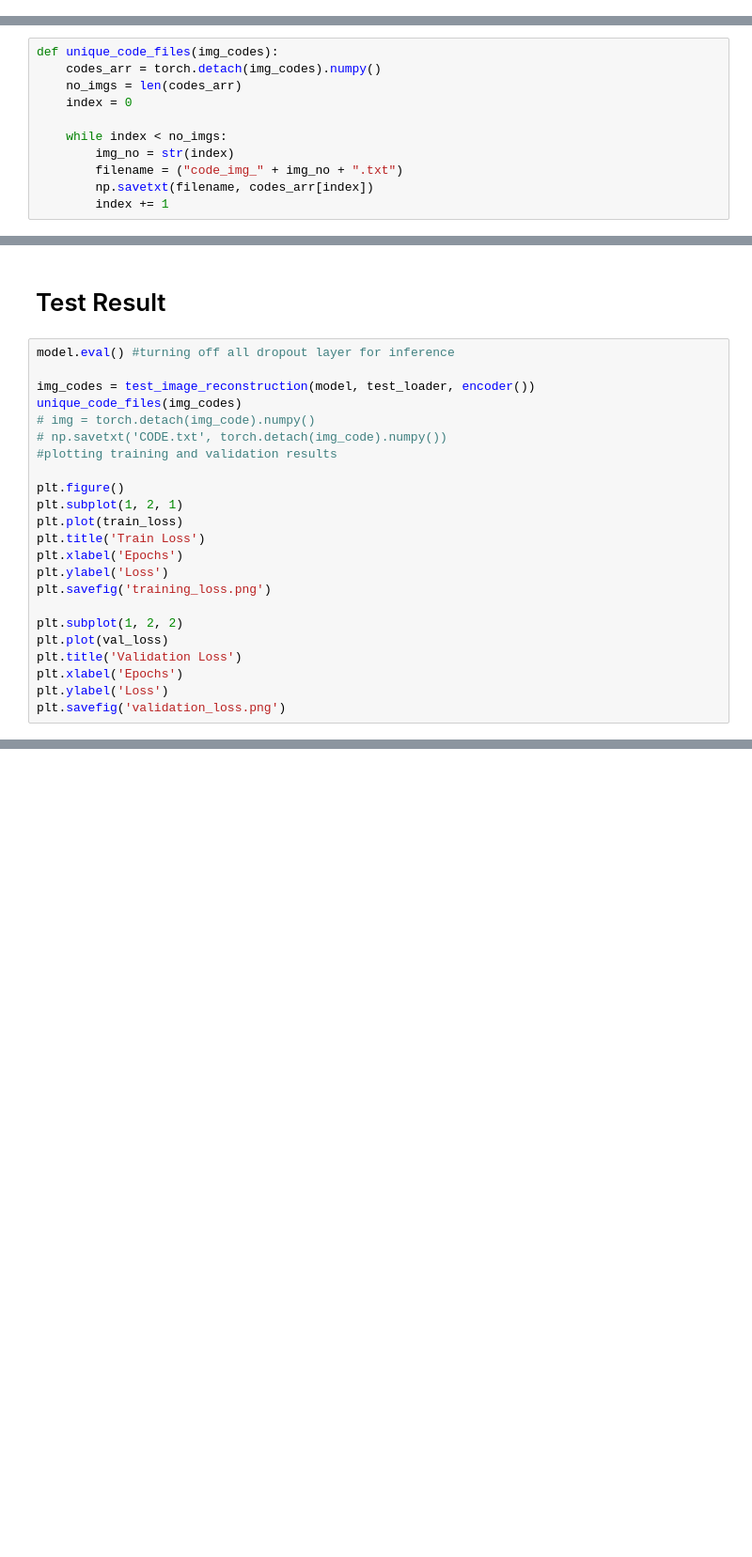
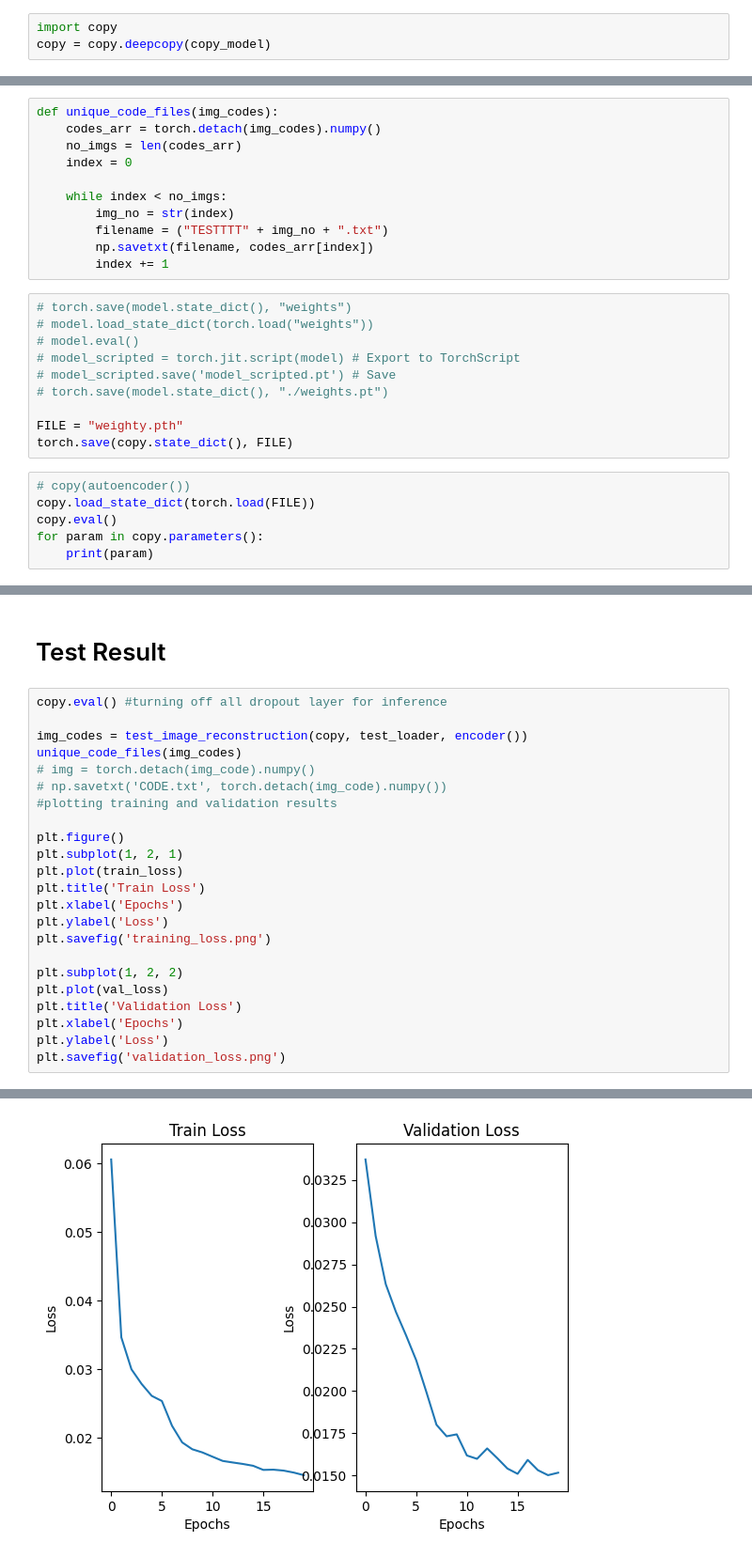
Before and after one commit to lamiayous/FindMe, a Jupyter notebook: autoencoder/autoencoder_v1.ipynb, the cells around one changed output, grey strips where cells are left out. Shown: that part at 94% size. Drawn from its saved outputs; the diff is of its cells as text; blank space fills up the shorter version.

```diff
--- a/autoencoder/autoencoder_v1.ipynb
+++ b/autoencoder/autoencoder_v1.ipynb
@@ -352,3 +337,6 @@ Epoch 20 of 20, Train Loss: 0.015, Validation Loss: 0.015
+# %%
+import copy
+copy = copy.deepcopy(copy_model)
 # %% [markdown]
 # Unique code function
 # %%
@@ -359,6 +347,22 @@ def unique_code_files(img_codes):
 
     while index < no_imgs:
         img_no = str(index)
-        filename = ("code_img_" + img_no + ".txt")
+        filename = ("TESTTTT" + img_no + ".txt")
         np.savetxt(filename, codes_arr[index])
         index += 1
+# %%
+# torch.save(model.state_dict(), "weights")
+# model.load_state_dict(torch.load("weights"))
+# model.eval()
+# model_scripted = torch.jit.script(model) # Export to TorchScript
+# model_scripted.save('model_scripted.pt') # Save
+# torch.save(model.state_dict(), "./weights.pt")
+
+FILE = "weighty.pth"
+torch.save(copy.state_dict(), FILE)
+# %%
+# copy(autoencoder())
+copy.load_state_dict(torch.load(FILE))
+copy.eval()
+for param in copy.parameters():
+    print(param)
@@ -365,9 +396,9 @@ def unique_code_files(img_codes):
 # %% [markdown]
 # Test Result
 # %%
-model.eval() #turning off all dropout layer for inference
+copy.eval() #turning off all dropout layer for inference
 
-img_codes = test_image_reconstruction(model, test_loader, encoder())
+img_codes = test_image_reconstruction(copy, test_loader, encoder())
 unique_code_files(img_codes)
 # img = torch.detach(img_code).numpy()
 # np.savetxt('CODE.txt', torch.detach(img_code).numpy())
@@ -391,0 +422 @@ NameError: name 'autoencoder' is not defined
+[figure, added]
```
Also changed, not shown: parts of 11 cells of this notebook, 32 other files.
